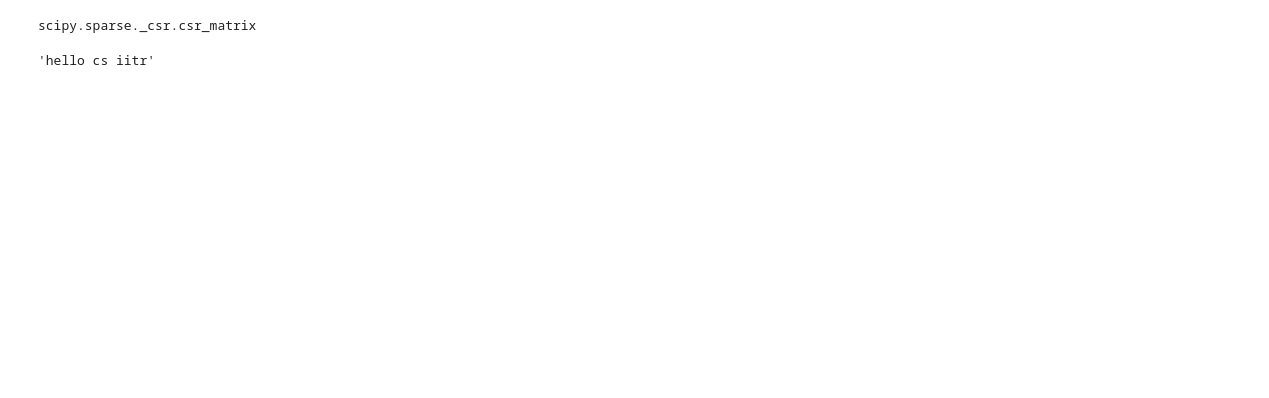
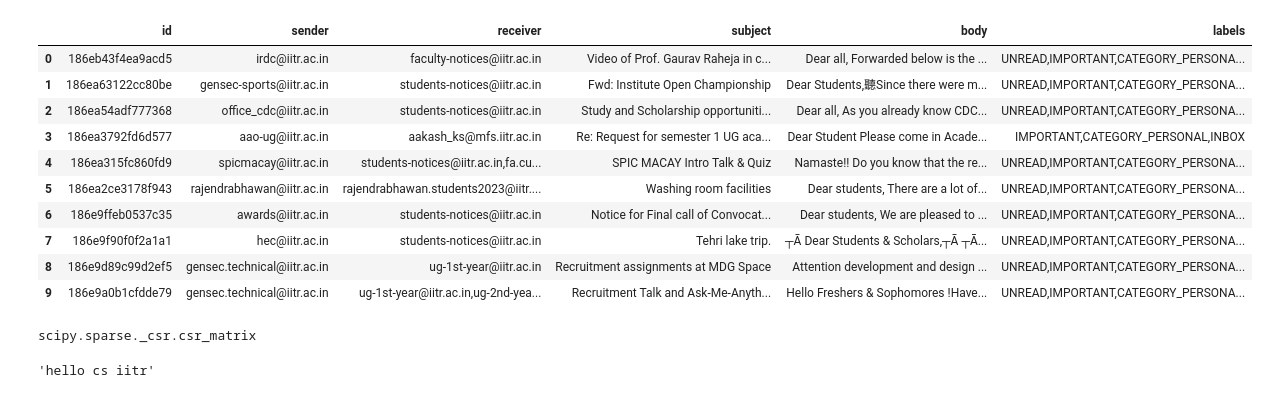
Before and after one commit to aakashks/gmail_organizer, a Jupyter notebook: notebooks/ML_semisupervised.ipynb, the cells around one changed output. Drawn from its saved outputs; the diff is of its cells as text; code cells hidden in the pictures; blank space fills up the shorter version.

```diff
--- a/notebooks/ML_semisupervised.ipynb
+++ b/notebooks/ML_semisupervised.ipynb
@@ -1,15 +1,27 @@
 # %%
 import re
 
 import joblib
 import pandas as pd
 from sklearn.impute import SimpleImputer
 import dill
 
 mails_df = pd.read_csv("../data/training_data.csv", sep='~', index_col=0)
 imputer = SimpleImputer(strategy='constant', fill_value='')
 mails_df = pd.DataFrame(imputer.fit_transform(mails_df), columns=mails_df.columns)
-# mails_df = mails_df.iloc[:10]
+mails_df.iloc[:10]
+# %% [output]
+|  | id | sender | receiver | subject | body | labels |
+| 0 | 186eb43f4ea9acd5 | irdc@iitr.ac.in | faculty-notices@iitr.ac.in | Video of Prof. Gaurav Raheja in c... | Dear all, Forwarded below is the ... | UNREAD,IMPORTANT,CATEGORY_PERSONA... |
+| 1 | 186ea63122cc80be | gensec-sports@iitr.ac.in | students-notices@iitr.ac.in | Fwd: Institute Open Championship | Dear Students,聽Since there were m... | UNREAD,IMPORTANT,CATEGORY_PERSONA... |
+| 2 | 186ea54adf777368 | office_cdc@iitr.ac.in | students-notices@iitr.ac.in | Study and Scholarship opportuniti... | Dear all, As you already know CDC... | UNREAD,IMPORTANT,CATEGORY_PERSONA... |
+| 3 | 186ea3792fd6d577 | aao-ug@iitr.ac.in | aakash_ks@mfs.iitr.ac.in | Re: Request for semester 1 UG aca... | Dear Student Please come in Acade... | IMPORTANT,CATEGORY_PERSONAL,INBOX |
+| 4 | 186ea315fc860fd9 | spicmacay@iitr.ac.in | students-notices@iitr.ac.in,fa.cu... | SPIC MACAY Intro Talk & Quiz | Namaste!! Do you know that the re... | UNREAD,IMPORTANT,CATEGORY_PERSONA... |
+| 5 | 186ea2ce3178f943 | rajendrabhawan@iitr.ac.in | rajendrabhawan.students2023@iitr.... | Washing room facilities | Dear students, There are a lot of... | UNREAD,IMPORTANT,CATEGORY_PERSONA... |
+| 6 | 186e9ffeb0537c35 | awards@iitr.ac.in | students-notices@iitr.ac.in | Notice for Final call of Convocat... | Dear students, We are pleased to ... | UNREAD,IMPORTANT,CATEGORY_PERSONA... |
+| 7 | 186e9f90f0f2a1a1 | hec@iitr.ac.in | students-notices@iitr.ac.in | Tehri lake trip. | ┬Ā Dear Students & Scholars,┬Ā ┬Ā... | UNREAD,IMPORTANT,CATEGORY_PERSONA... |
+| 8 | 186e9d89c99d2ef5 | gensec.technical@iitr.ac.in | ug-1st-year@iitr.ac.in | Recruitment assignments at MDG Space | Attention development and design ... | UNREAD,IMPORTANT,CATEGORY_PERSONA... |
+| 9 | 186e9a0b1cfdde79 | gensec.technical@iitr.ac.in | ug-1st-year@iitr.ac.in,ug-2nd-yea... | Recruitment Talk and Ask-Me-Anyth... | Hello Freshers & Sophomores !Have... | UNREAD,IMPORTANT,CATEGORY_PERSONA... |
 # %%
 from sklearn.pipeline import Pipeline
 from sklearn.feature_extraction.text import TfidfVectorizer
```
Also changed, not shown: parts of 17 cells of this notebook, 5 other files.
